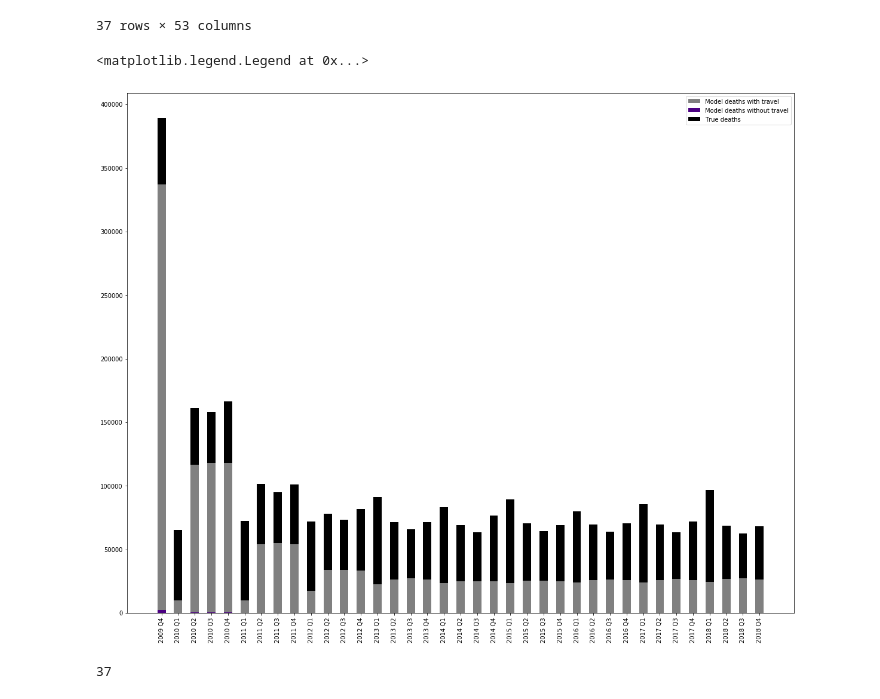
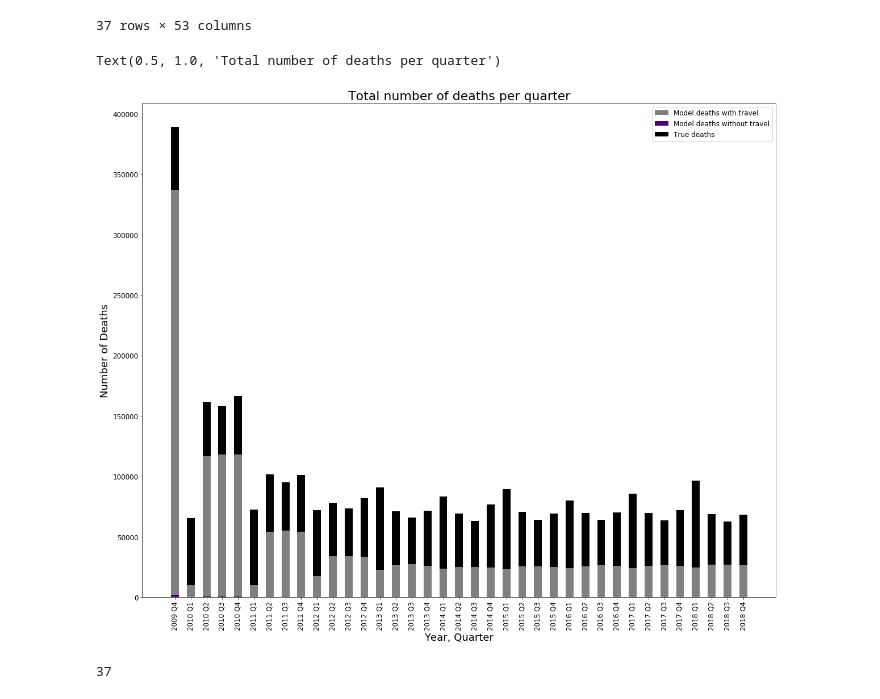
Before and after one commit to klepikhina/CSCI5352-AirTravelInfluenza, a Jupyter notebook: Code/deaths_histogram.ipynb, the cells around one changed output. Drawn from its saved outputs; the diff is of its cells as text; code cells hidden in the pictures.

```diff
--- a/Code/deaths_histogram.ipynb
+++ b/Code/deaths_histogram.ipynb
@@ -117,30 +117,35 @@ deaths_travel_3
 # %%
 plt.figure(figsize=[20,16])
 ind = np.arange(37)
 width = 0.5
 p1 = plt.bar(ind, deaths_travel_3['total_deaths'], width,
              bottom=deaths_no_travel['total_deaths'], color='grey')
 p2 = plt.bar(ind, deaths_no_travel['total_deaths'], width, color='indigo')
 #              bottom=menMeans, yerr=womenStd)
 p3 = plt.bar(ind, grouped['DeathsFromPneumoniaAndInfluenza'][:-1], width,
              bottom=deaths_travel_3['total_deaths'], color='black')
 
 plt.xticks(ind, ('2009 Q4',
                 '2010 Q1', '2010 Q2', '2010 Q3', '2010 Q4',
                 '2011 Q1', '2011 Q2', '2011 Q3', '2011 Q4',
                 '2012 Q1', '2012 Q2', '2012 Q3', '2012 Q4',
                 '2013 Q1', '2013 Q2', '2013 Q3', '2013 Q4',
                 '2014 Q1', '2014 Q2', '2014 Q3', '2014 Q4',
                 '2015 Q1', '2015 Q2', '2015 Q3', '2015 Q4',
                 '2016 Q1', '2016 Q2', '2016 Q3', '2016 Q4',
                 '2017 Q1', '2017 Q2', '2017 Q3', '2017 Q4',
                 '2018 Q1', '2018 Q2', '2018 Q3', '2018 Q4'), rotation=90)
 # plt.yticks(np.arange(0, 81, 10))
 # plt.xticks(rotation=70)
-plt.legend((p1[0], p2[0], p3[0]), ('Model deaths with travel', 'Model deaths without travel', 'True deaths'))
+plt.legend((p1[0], p2[0], p3[0]), ('Model deaths with travel', 'Model deaths without travel', 'True deaths'), fontsize='12')
+plt.xticks(size=12)
+plt.yticks(size=12)
+plt.xlabel("Year, Quarter", fontsize=18)
+plt.ylabel("Number of Deaths", fontsize=18)
+plt.title("Total number of deaths per quarter", fontsize=22)
 # %% [output]
-<matplotlib.legend.Legend at 0x...>
+Text(0.5, 1.0, 'Total number of deaths per quarter')
-[figure, old version]
+[figure, new version]
 # %%
 len(grouped['DeathsFromPneumoniaAndInfluenza'][:-1])
 # %% [output]
```
Also changed, not shown: parts of 1 cell of this notebook, 10 other files.
